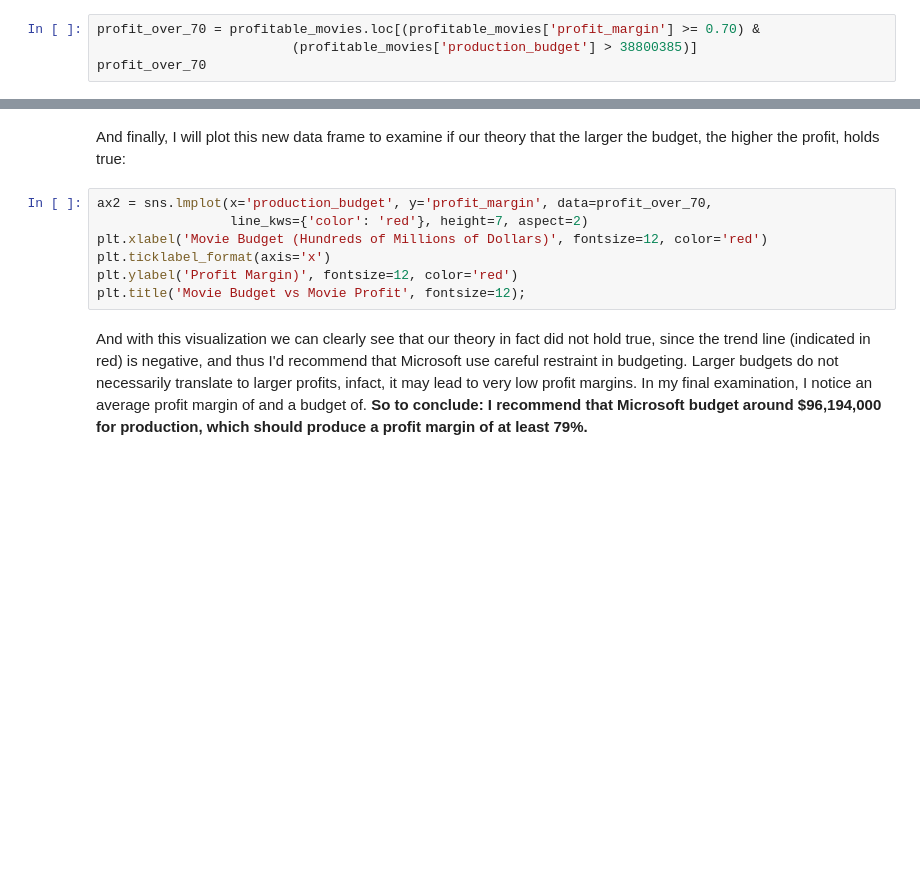
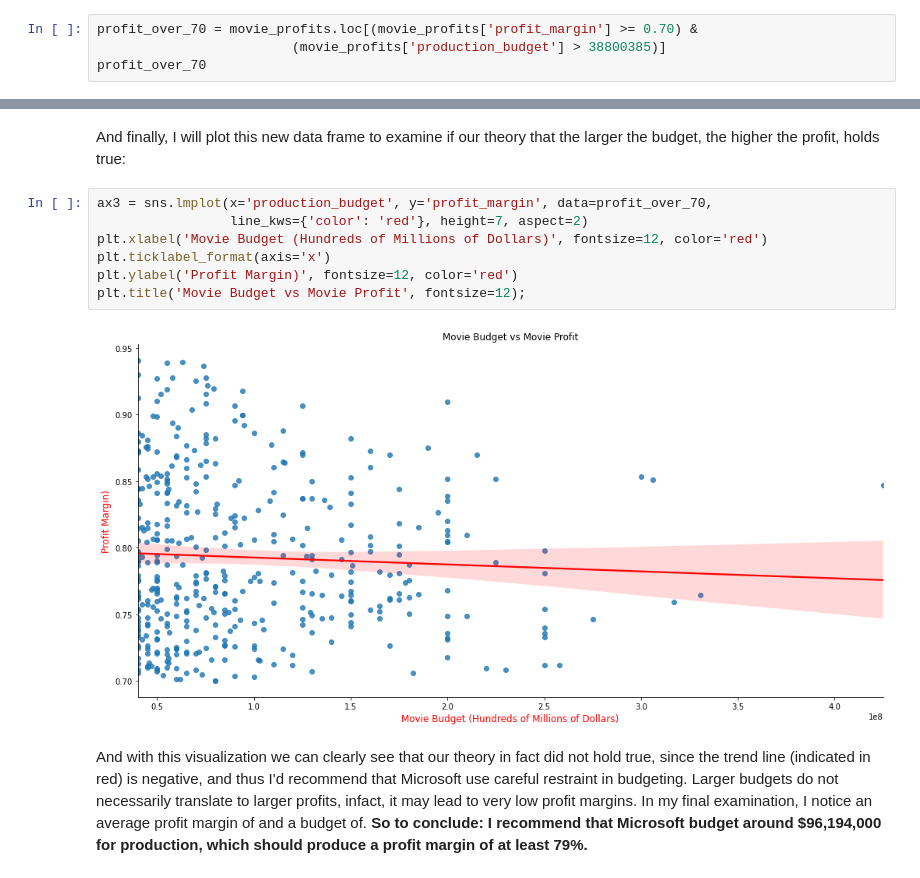
Before and after one commit to samtuleen/Phase1-Microsoft-Movie-Analysis-Project, a Jupyter notebook: Microsoft-Movie-Analysis.ipynb, the cells around one changed output, grey strips where cells are left out. Cells and saved outputs as stored; diff of their text form; blank space fills up the shorter version.

```diff
--- a/Microsoft-Movie-Analysis.ipynb
+++ b/Microsoft-Movie-Analysis.ipynb
@@ -170,6 +275,6 @@ movies_ranked['production_budget'].mean()
 # %% [markdown]
 I've decided based on this information that to filter the data with a profit margin of at least 70% and a budget greater than $38,800,385 makes the most sense, I believe a margin any lower than 70% would not be the preferred aim of a new movie studio.
 # %%
-profit_over_70 = profitable_movies.loc[(profitable_movies['profit_margin'] >= 0.70) &
-                         (profitable_movies['production_budget'] > 38800385)]
+profit_over_70 = movie_profits.loc[(movie_profits['profit_margin'] >= 0.70) &
+                         (movie_profits['production_budget'] > 38800385)]
 profit_over_70
@@ -176,12 +295,14 @@ profit_over_70
 # %% [markdown]
 And finally, I will plot this new data frame to examine if our theory that the larger the budget, the higher the profit, holds true:
 # %%
-ax2 = sns.lmplot(x='production_budget', y='profit_margin', data=profit_over_70,
+ax3 = sns.lmplot(x='production_budget', y='profit_margin', data=profit_over_70,
                  line_kws={'color': 'red'}, height=7, aspect=2)
 plt.xlabel('Movie Budget (Hundreds of Millions of Dollars)', fontsize=12, color='red')
 plt.ticklabel_format(axis='x')
 plt.ylabel('Profit Margin)', fontsize=12, color='red')
 plt.title('Movie Budget vs Movie Profit', fontsize=12);
+# %% [output]
+[figure, added]
 # %% [markdown]
 And with this visualization we can clearly see that our theory in fact did not hold true, since the trend line (indicated in red) is negative, and thus I'd recommend that Microsoft use careful restraint in budgeting. Larger budgets do not necessarily translate to larger profits, infact, it may lead to very low profit margins. In my final examination, I notice an average profit margin of and a budget of. **So to conclude: I recommend that Microsoft budget around $96,194,000 for production, which should produce a profit margin of at least 79%.**
 # %%
```
Also changed, not shown: parts of 32 cells of this notebook, 1 other file.
